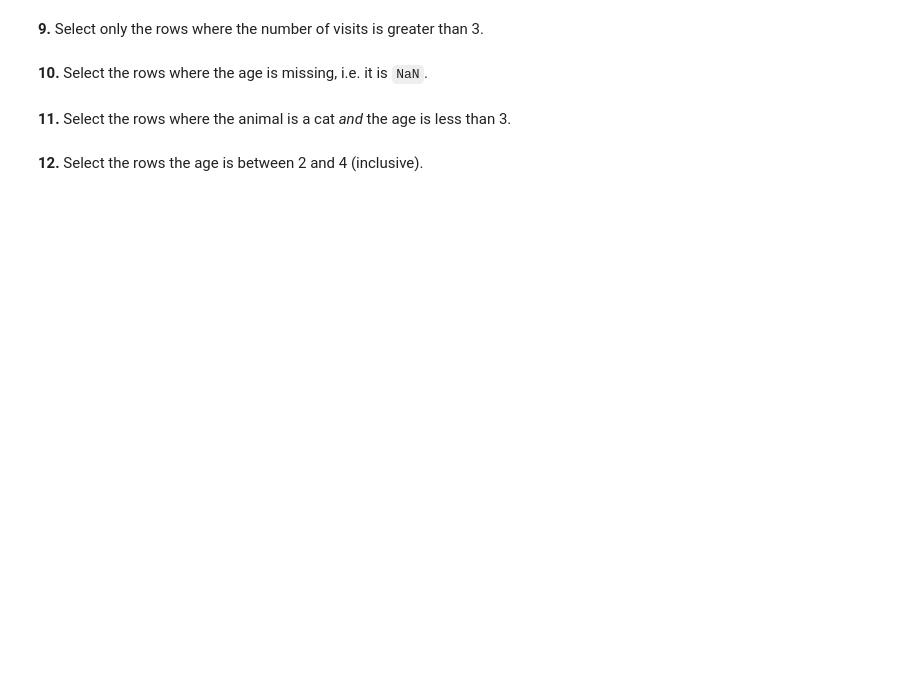
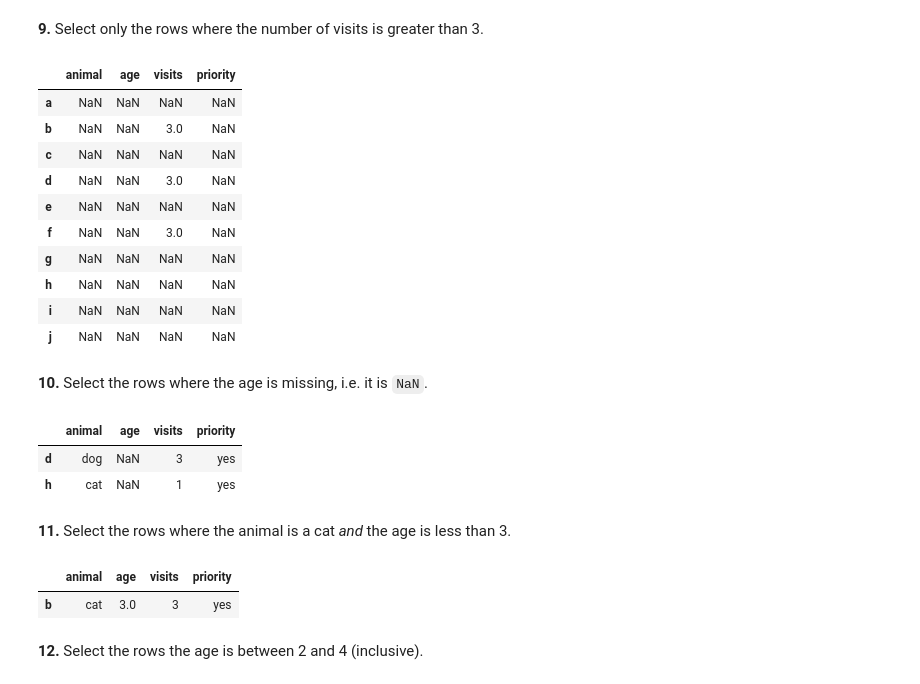
Before and after one commit to Laxminarayen/Datascience-Batch-22, a Jupyter notebook: Test-1 - 17-12-2023/QuizQuestion1.ipynb, the cells around one changed output. Drawn from its saved outputs; the diff is of its cells as text; code cells hidden in the pictures; blank space fills up the shorter version.

```diff
--- a/Test-1 - 17-12-2023/QuizQuestion1.ipynb
+++ b/Test-1 - 17-12-2023/QuizQuestion1.ipynb
@@ -57,8 +134,38 @@ df = # (complete this line of code)
 # %% [markdown]
 **9.** Select only the rows where the number of visits is greater than 3.
+# %%
+df = pd.DataFrame(data,index=labels)
+dfvist=df.loc[:,['visits']]
+df[dfvist >=3]
+# %% [output]
+|  | animal | age | visits | priority |
+| a | NaN | NaN | NaN | NaN |
+| b | NaN | NaN | 3.0 | NaN |
+| c | NaN | NaN | NaN | NaN |
+| d | NaN | NaN | 3.0 | NaN |
+| e | NaN | NaN | NaN | NaN |
+| f | NaN | NaN | 3.0 | NaN |
+| g | NaN | NaN | NaN | NaN |
+| h | NaN | NaN | NaN | NaN |
+| i | NaN | NaN | NaN | NaN |
+| j | NaN | NaN | NaN | NaN |
 # %% [markdown]
 **10.** Select the rows where the age is missing, i.e. it is `NaN`.
+# %%
+Findnan=df[df['age'].isnull()]
+Findnan
+# %% [output]
+|  | animal | age | visits | priority |
+| d | dog | NaN | 3 | yes |
+| h | cat | NaN | 1 | yes |
 # %% [markdown]
 **11.** Select the rows where the animal is a cat *and* the age is less than 3.
+# %%
+findanimalcat=df[(df['animal']=='cat') &  (df['age']==3)]
+#findanimalcat=(df['animal']=='cat') &  (df['age']==3)
+findanimalcat
+# %% [output]
+|  | animal | age | visits | priority |
+| b | cat | 3.0 | 3 | yes |
 # %% [markdown]
 **12.** Select the rows the age is between 2 and 4 (inclusive).
```
Also changed, not shown: parts of 40 cells of this notebook, 1 other file.
